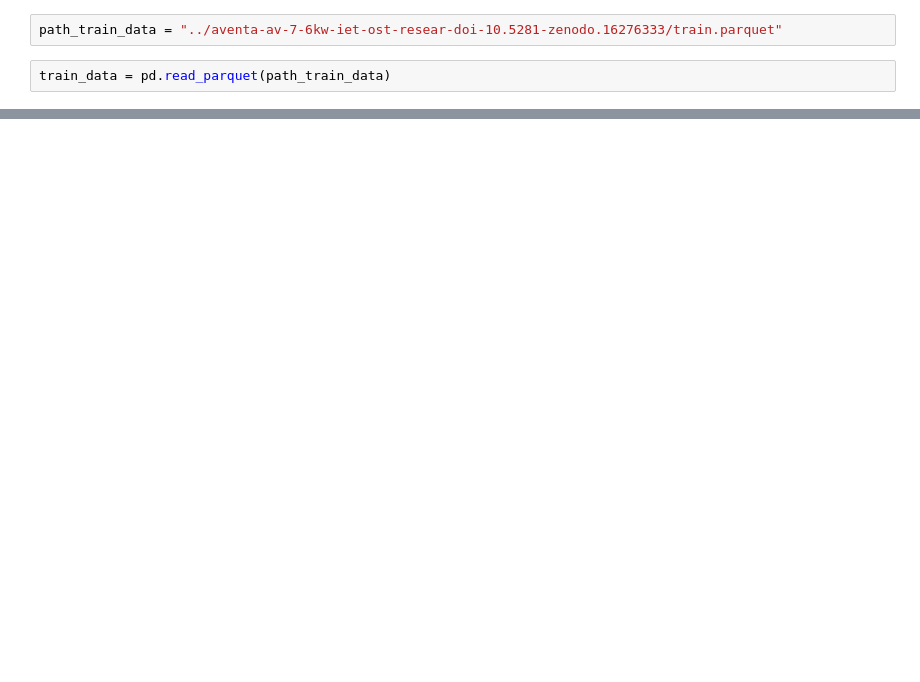
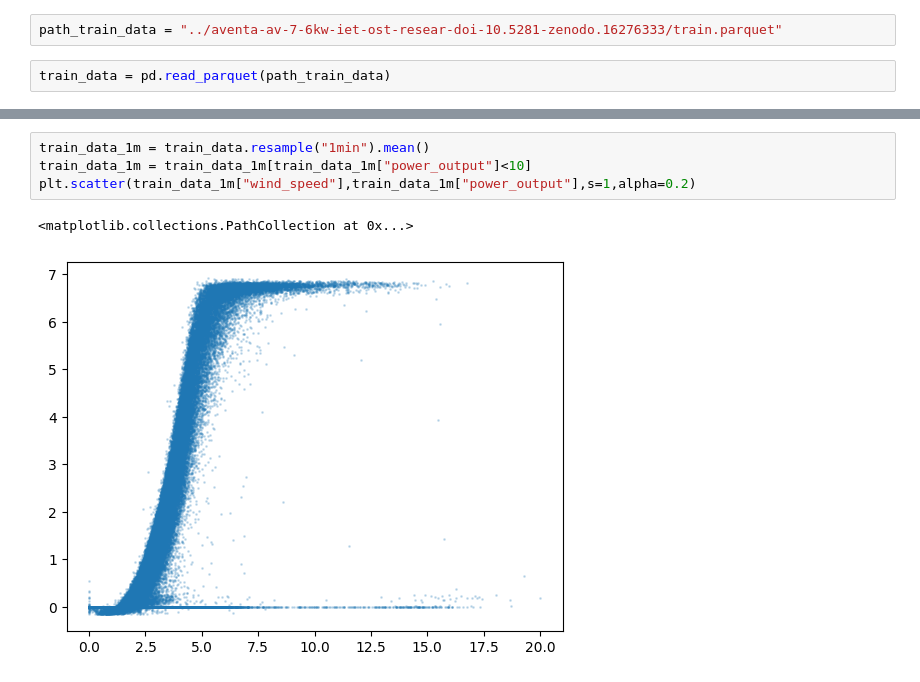
Before and after one commit to charlie9578/wedowind-static-yaw-ground-truth-challenge, a Jupyter notebook: basic_analysis.ipynb, the cells around one changed output, grey strips where cells are left out. Drawn from its saved outputs; the diff is of its cells as text; blank space fills up the shorter version.

```diff
--- a/basic_analysis.ipynb
+++ b/basic_analysis.ipynb
@@ -53,0 +54,7 @@ train_data
+# %%
+train_data_1m = train_data.resample("1min").mean()
+train_data_1m = train_data_1m[train_data_1m["power_output"]<10]
+plt.scatter(train_data_1m["wind_speed"],train_data_1m["power_output"],s=1,alpha=0.2)
+# %% [output]
+<matplotlib.collections.PathCollection at 0x...>
+[figure, added]
```
Also changed, not shown: parts of 5 cells of this notebook.
